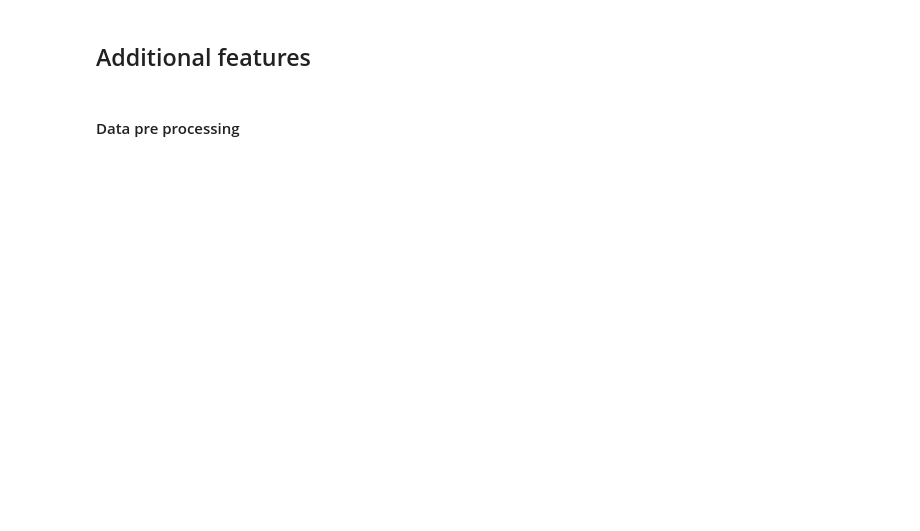
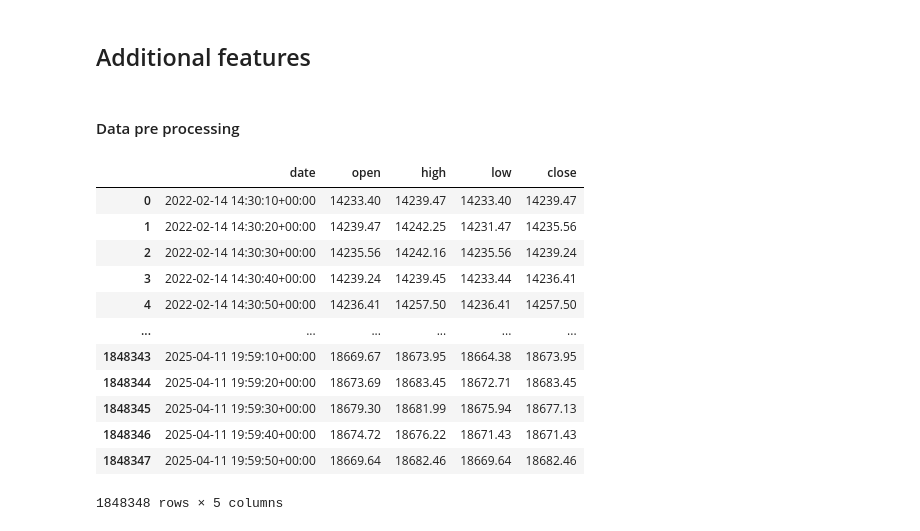
Before and after one commit to FinTechCpp/fast-backtest-app, a Jupyter notebook: Notebooks/IBKR_API.ipynb, the cells around one changed output. Cells and saved outputs as stored; diff of their text form; code cells hidden in the pictures; blank space fills up the shorter version.

```diff
--- a/Notebooks/IBKR_API.ipynb
+++ b/Notebooks/IBKR_API.ipynb
@@ -354,9 +282,24 @@ from igtrader.Strategies.Helpers import load_data, resample_ohlc
 # %%
 symbol = 'NDX'
 interval = '10secs'
 start_date = '20220214'
 end_date = '20250411'
+source= 'TRADES'
 
-save_path = f"../marketData/{symbol}_{interval}_{start_date}_to_{end_date}.parquet"
+save_path = f"../marketData/{symbol}_{interval}_{start_date}_to_{end_date}_{source}.parquet"
 df = pd.read_parquet(save_path, engine='pyarrow')
 df
+# %% [output]
+|  | date | open | high | low | close |
+| 0 | 2022-02-14 14:30:10+00:00 | 14233.40 | 14239.47 | 14233.40 | 14239.47 |
+| 1 | 2022-02-14 14:30:20+00:00 | 14239.47 | 14242.25 | 14231.47 | 14235.56 |
+| 2 | 2022-02-14 14:30:30+00:00 | 14235.56 | 14242.16 | 14235.56 | 14239.24 |
+| 3 | 2022-02-14 14:30:40+00:00 | 14239.24 | 14239.45 | 14233.44 | 14236.41 |
+| 4 | 2022-02-14 14:30:50+00:00 | 14236.41 | 14257.50 | 14236.41 | 14257.50 |
+| ... | ... | ... | ... | ... | ... |
+| 1848343 | 2025-04-11 19:59:10+00:00 | 18669.67 | 18673.95 | 18664.38 | 18673.95 |
+| 1848344 | 2025-04-11 19:59:20+00:00 | 18673.69 | 18683.45 | 18672.71 | 18683.45 |
+| 1848345 | 2025-04-11 19:59:30+00:00 | 18679.30 | 18681.99 | 18675.94 | 18677.13 |
+| 1848346 | 2025-04-11 19:59:40+00:00 | 18674.72 | 18676.22 | 18671.43 | 18671.43 |
+| 1848347 | 2025-04-11 19:59:50+00:00 | 18669.64 | 18682.46 | 18669.64 | 18682.46 |
+1848348 rows × 5 columns
```
Also changed, not shown: parts of 36 cells of this notebook, 6 other files.
